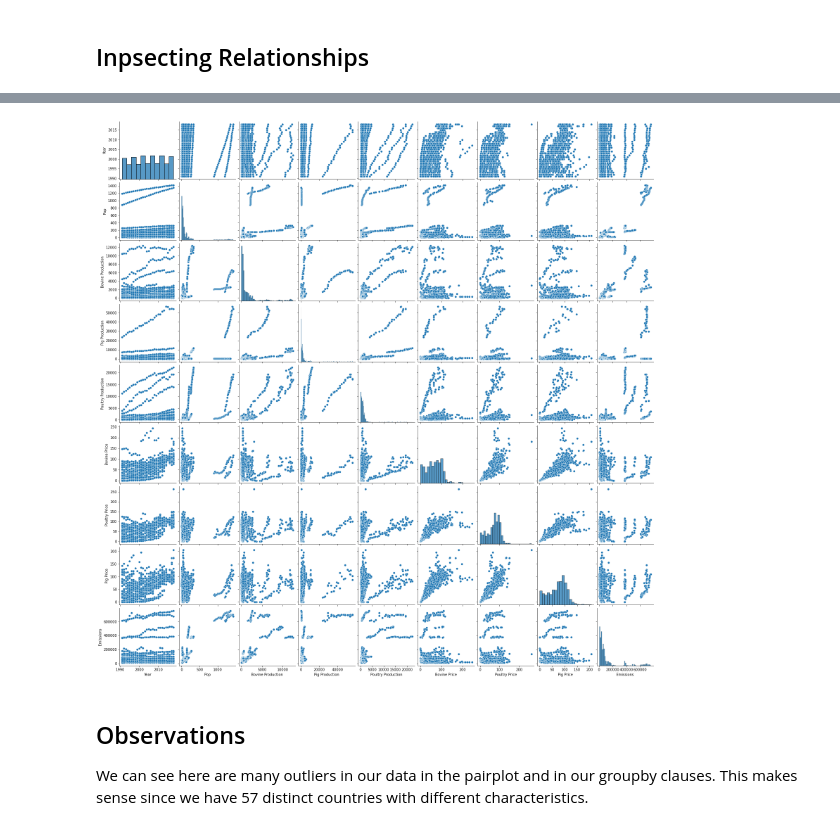
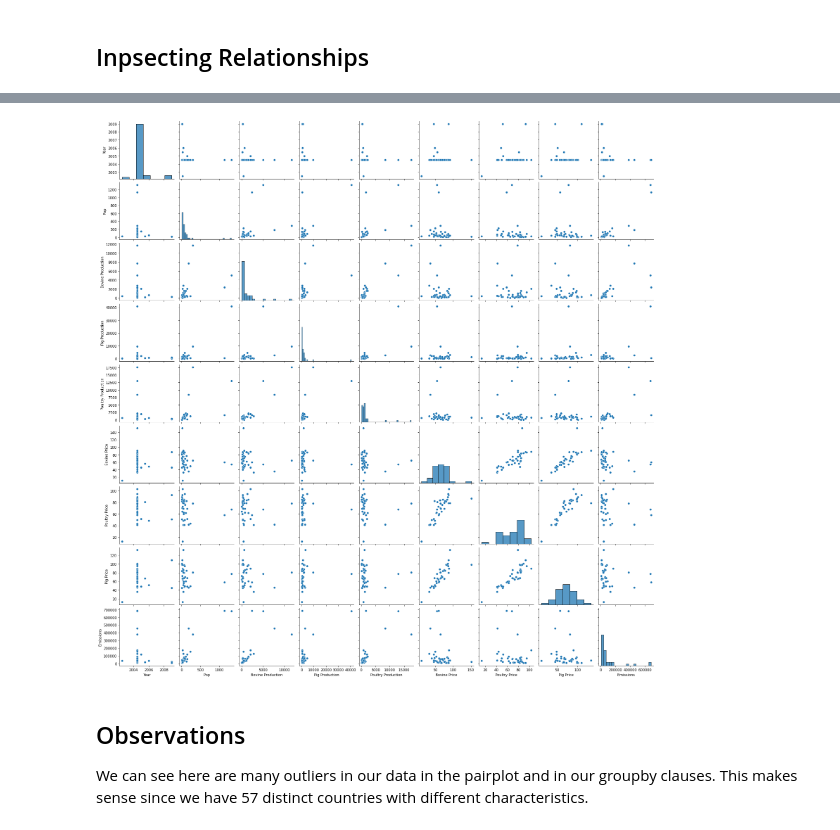
Before and after one commit to arielletannin/Predictors-of-Meat-Consumption, a Jupyter notebook: 02_EDA.ipynb, the cells around one changed output, grey strips where cells are left out. Saved outputs shown, nothing was run; the diff lists cells and outputs as text; code cells hidden in the pictures.

```diff
--- a/02_EDA.ipynb
+++ b/02_EDA.ipynb
@@ -226,7 +283,7 @@ _=plt.xlabel('Pop')
 # %%
-_=sns.pairplot(data)
+_=sns.pairplot(data.groupby('Area').mean())
 # %% [output]
-[figure, old version]
+[figure, new version]
 # %% [markdown]
 ## Observations
 We can see here are many outliers in our data in the pairplot and in our groupby clauses. This makes sense since we have 57 distinct countries with different characteristics.
```
Also changed, not shown: parts of 17 cells of this notebook, 2 other files.
